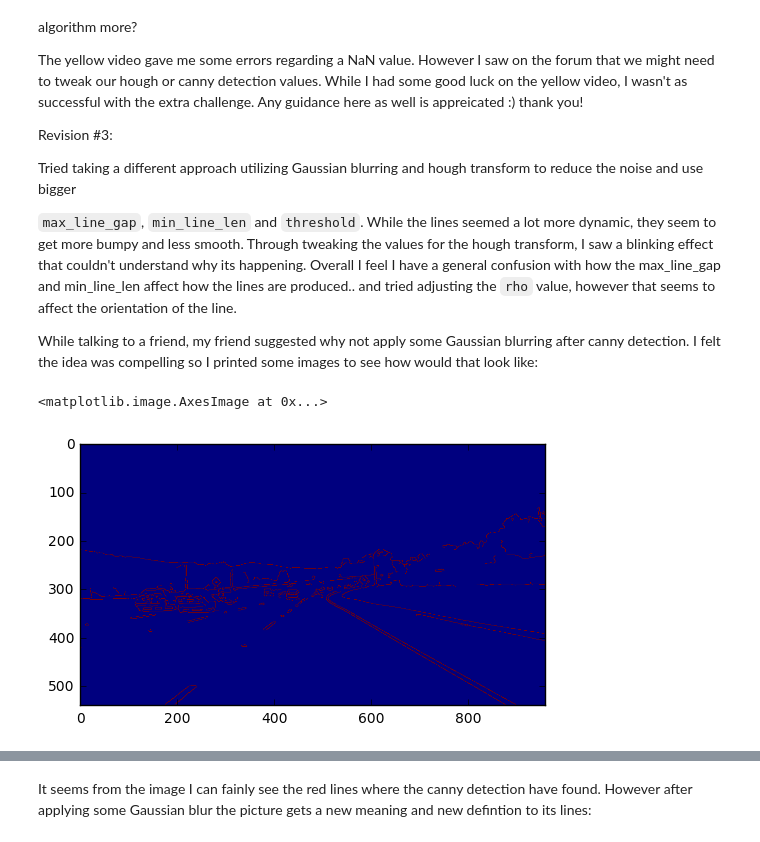
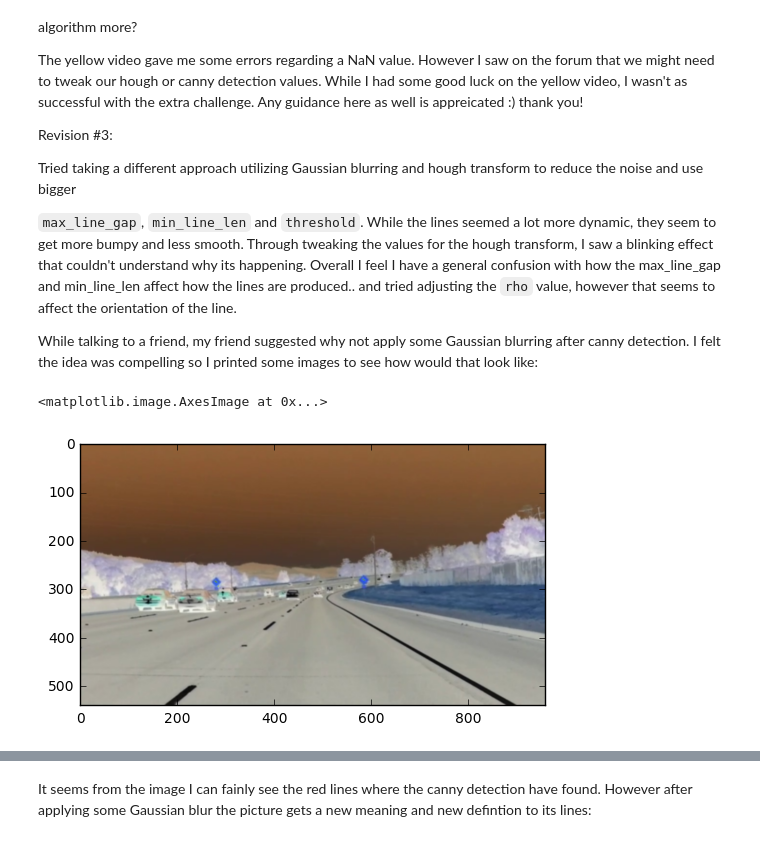
Before and after one commit to ranakhalil/CarND-LaneLines-P1, a Jupyter notebook: P1.ipynb, the cells around one changed output, grey strips where cells are left out. Saved outputs shown, nothing was run; the diff lists cells and outputs as text; code cells hidden in the pictures.

```diff
--- a/P1.ipynb
+++ b/P1.ipynb
@@ -486,9 +486,10 @@ Tried taking a different approach utilizing Gaussian blurring and hough transfor
 `max_line_gap`, `min_line_len` and `threshold`. While the lines seemed a lot more dynamic, they seem to get more bumpy and less smooth. Through tweaking the values for the hough transform, I saw a blinking effect that couldn't understand why its happening. Overall I feel I have a general confusion with how the max_line_gap and min_line_len affect how the lines are produced.. and tried adjusting the `rho` value, however that seems to affect the orientation of the line.
 
 While talking to a friend, my friend suggested why not apply some Gaussian blurring after canny detection. I felt the idea was compelling so I printed some images to see how would that look like:
-# %%
-edges = mpimg.imread('learning_process/video_edges.png') # not to be mistaken with the awesome world of warcraft
-plt.imshow(edges)
-# %% [output]
-<matplotlib.image.AxesImage at 0x...>
-[figure, removed]
+# %%
+# This is how the initial Gaussian blurring does to the image before canny detection:
+pre_canny = mpimg.imread('learning_process/first-blur.png')
+plt.imshow(pre_canny)
+# %% [output]
+<matplotlib.image.AxesImage at 0x...>
+[figure, added]
```
Also changed, not shown: parts of 2 cells of this notebook.
